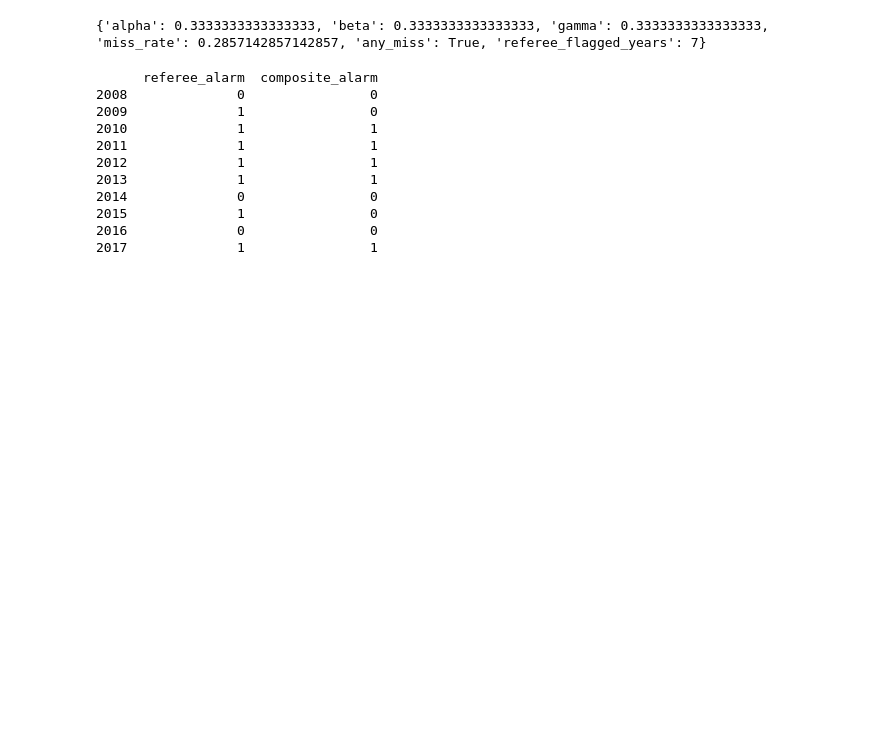
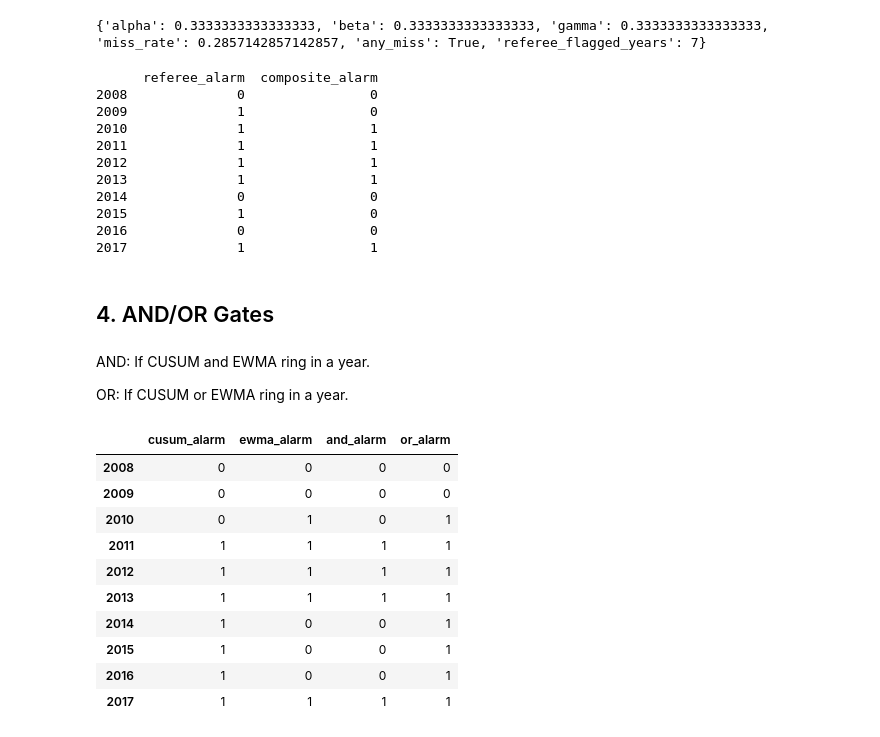
Before and after one commit to jdhilee/fairness_smoke_alarm, a Jupyter notebook: src/changepoint_detection.ipynb, the cells around one changed output. Drawn from its saved outputs; the diff is of its cells as text; code cells hidden in the pictures; blank space fills up the shorter version.

Commit message:
and/or gates completed

```diff
--- a/src/changepoint_detection.ipynb
+++ b/src/changepoint_detection.ipynb
@@ -150,11 +150,11 @@ class CUSUMDetector:
 composite = unfairness_score(df_fairness)  # full series, 2007-2017
 se = sigma_hat(boot_df, alpha = 1/3, beta = 1/3, gamma = 1/3)
 
-det = CUSUMDetector(composite, sigma_hat=se)
-det.run()
-det.alarm # Series indexed by year
-det.onset_year
-det.C_plus # Trajectory
+cusum_alarm = CUSUMDetector(composite, sigma_hat=se)
+cusum_alarm.run()
+cusum_alarm.alarm # Series indexed by year
+cusum_alarm.onset_year
+cusum_alarm.C_plus # Trajectory
 # %% [output]
 2008      0.000000
 2009      0.000000
@@ -451,3 +451,43 @@ print(comparison)
 2015              1                0
 2016              0                0
 2017              1                1
+# %% [markdown]
+## 4. AND/OR Gates
+# %% [markdown]
+AND: If CUSUM and EWMA ring in a year.
+
+OR: If CUSUM or EWMA ring in a year.
+# %%
+def and_or_gate(cusum, ewma, gate="and", return_df = False):
+    comparison_alarms = pd.DataFrame({
+        "cusum_alarm": cusum.alarm,
+        "ewma_alarm": ewma.alarm
+    })
+
+    comparison_alarms["and_alarm"] = (comparison_alarms["cusum_alarm"] & comparison_alarms["ewma_alarm"]).astype(int)
+    comparison_alarms["or_alarm"] = (comparison_alarms["cusum_alarm"] | comparison_alarms["ewma_alarm"]).astype(int)
+
+    if return_df:
+        return comparison_alarms
+
+    if gate == "and": # AND gate
+        return comparison_alarms["and_alarm"]
+    elif gate == "or": # OR gate
+        return comparison_alarms["or_alarm"]
+    else:
+        raise ValueError("Gate must be 'and' or 'or'.")
+# %%
+# Example usage
+and_or_gate(cusum_alarm, ewma_alarm, return_df = True)
+# %% [output]
+|  | cusum_alarm | ewma_alarm | and_alarm | or_alarm |
+| 2008 | 0 | 0 | 0 | 0 |
+| 2009 | 0 | 0 | 0 | 0 |
+| 2010 | 0 | 1 | 0 | 1 |
+| 2011 | 1 | 1 | 1 | 1 |
+| 2012 | 1 | 1 | 1 | 1 |
+| 2013 | 1 | 1 | 1 | 1 |
+| 2014 | 1 | 0 | 0 | 1 |
+| 2015 | 1 | 0 | 0 | 1 |
+| 2016 | 1 | 0 | 0 | 1 |
+| 2017 | 1 | 1 | 1 | 1 |
```
Also changed, not shown: parts of 6 cells of this notebook.
